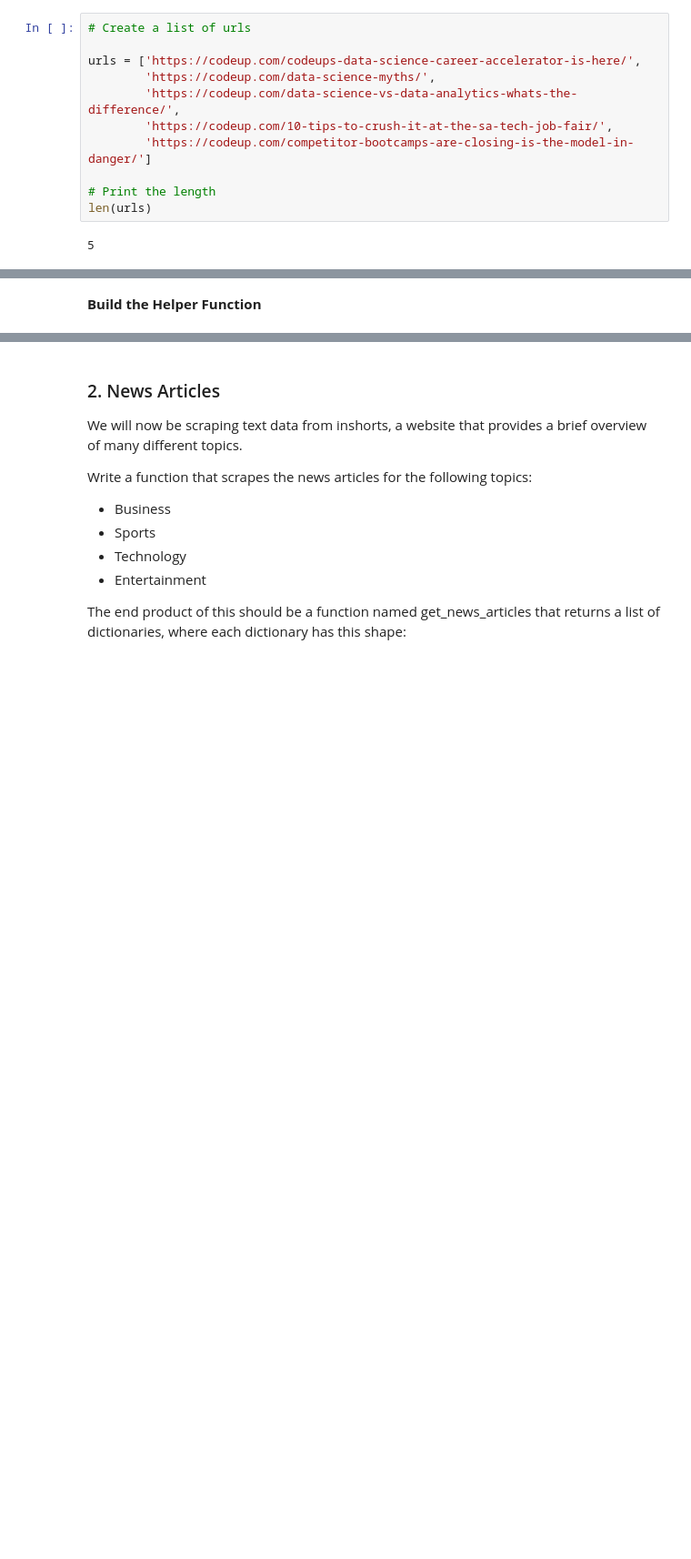
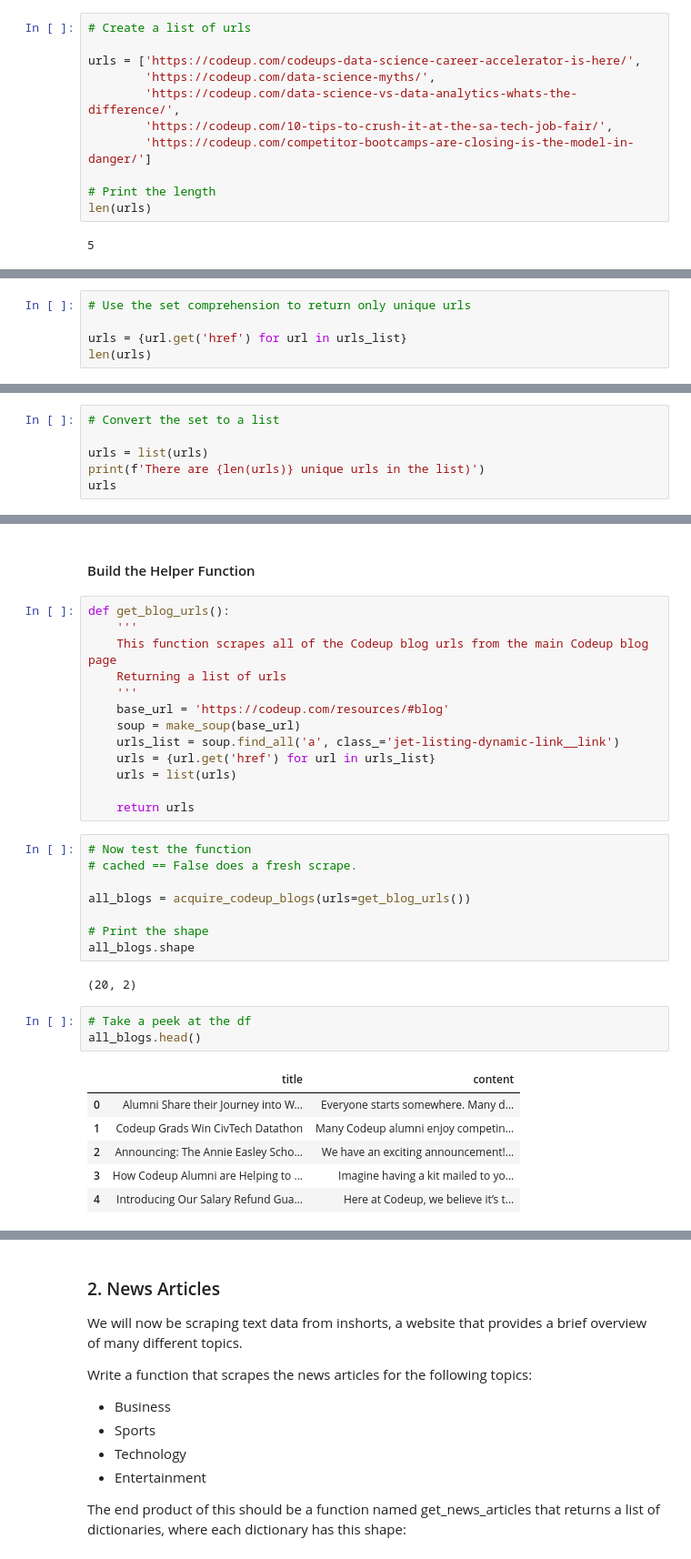
Before and after one commit to Yongliang-Shi/natural-language-processing-exercises, a Jupyter notebook: acquire.ipynb, the cells around one changed output, grey strips where cells are left out. Shown at 91% size. Saved outputs shown, nothing was run; the diff lists cells and outputs as text; blank space fills up the shorter version.

```diff
--- a/acquire.ipynb
+++ b/acquire.ipynb
@@ -63,0 +169,5 @@ blog_articles
+# %%
+# Use the set comprehension to return only unique urls
+
+urls = {url.get('href') for url in urls_list}
+len(urls)
@@ -63,0 +176,6 @@ blog_articles
+# %%
+# Convert the set to a list
+
+urls = list(urls)
+print(f'There are {len(urls)} unique urls in the list)')
+urls
@@ -64,2 +204,35 @@ blog_articles
 # %% [markdown]
-**Build the Helper Function**
+#### Build the Helper Function
+# %%
+def get_blog_urls():
+    '''
+    This function scrapes all of the Codeup blog urls from the main Codeup blog page
+    Returning a list of urls
+    '''
+    base_url = 'https://codeup.com/resources/#blog'
+    soup = make_soup(base_url)
+    urls_list = soup.find_all('a', class_='jet-listing-dynamic-link__link')
+    urls = {url.get('href') for url in urls_list}
+    urls = list(urls)
+
+    return urls
+# %%
+# Now test the function
+# cached == False does a fresh scrape.
+
+all_blogs = acquire_codeup_blogs(urls=get_blog_urls())
+
+# Print the shape
+all_blogs.shape
+# %% [output]
+(20, 2)
+# %%
+# Take a peek at the df
+all_blogs.head()
+# %% [output]
+|  | title | content |
+| 0 | Alumni Share their Journey into W... | Everyone starts somewhere. Many d... |
+| 1 | Codeup Grads Win CivTech Datathon | Many Codeup alumni enjoy competin... |
+| 2 | Announcing: The Annie Easley Scho... | We have an exciting announcement!... |
+| 3 | How Codeup Alumni are Helping to ... | Imagine having a kit mailed to yo... |
+| 4 | Introducing Our Salary Refund Gua... | Here at Codeup, we believe it’s t... |
```
Also changed, not shown: parts of 13 cells of this notebook.
